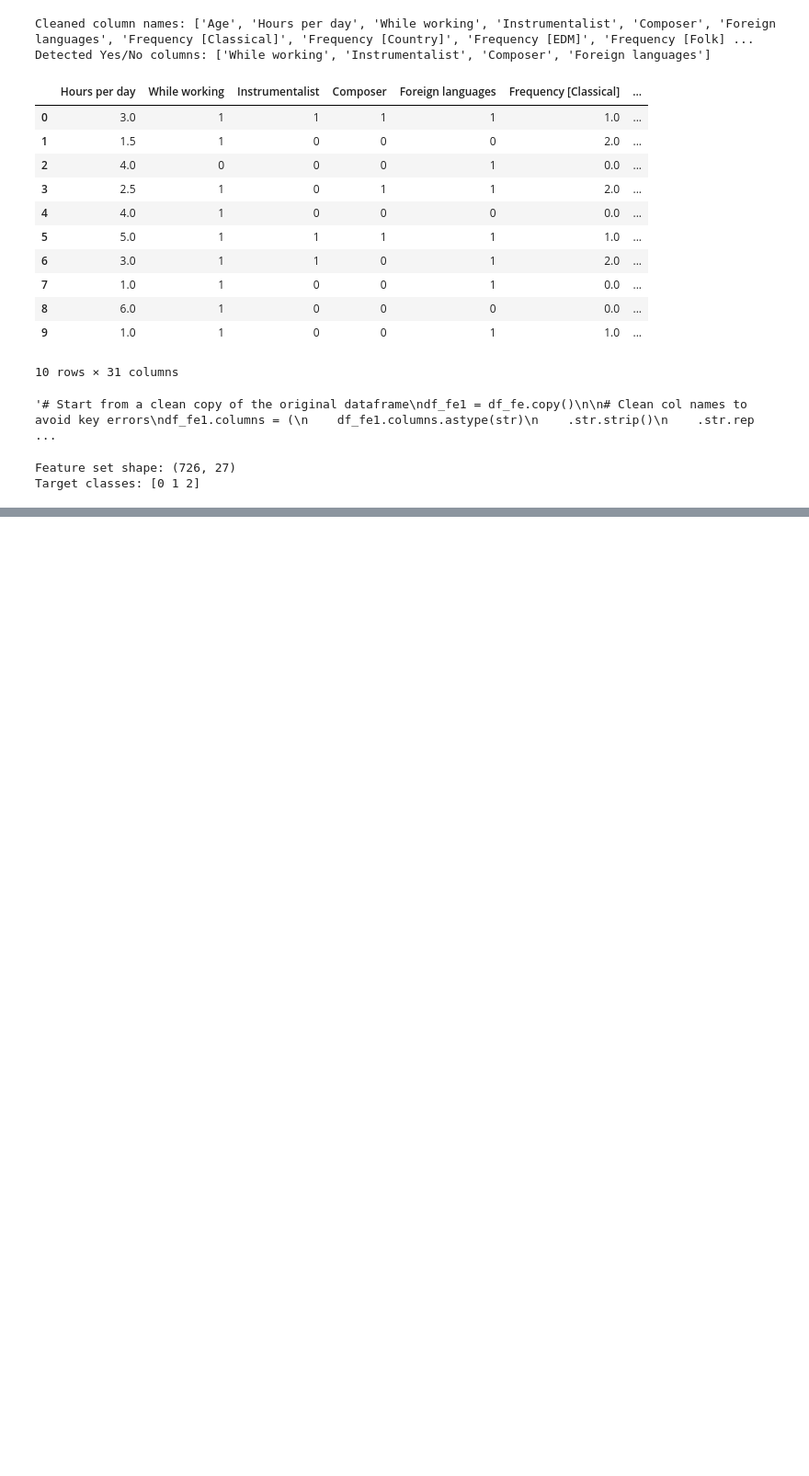
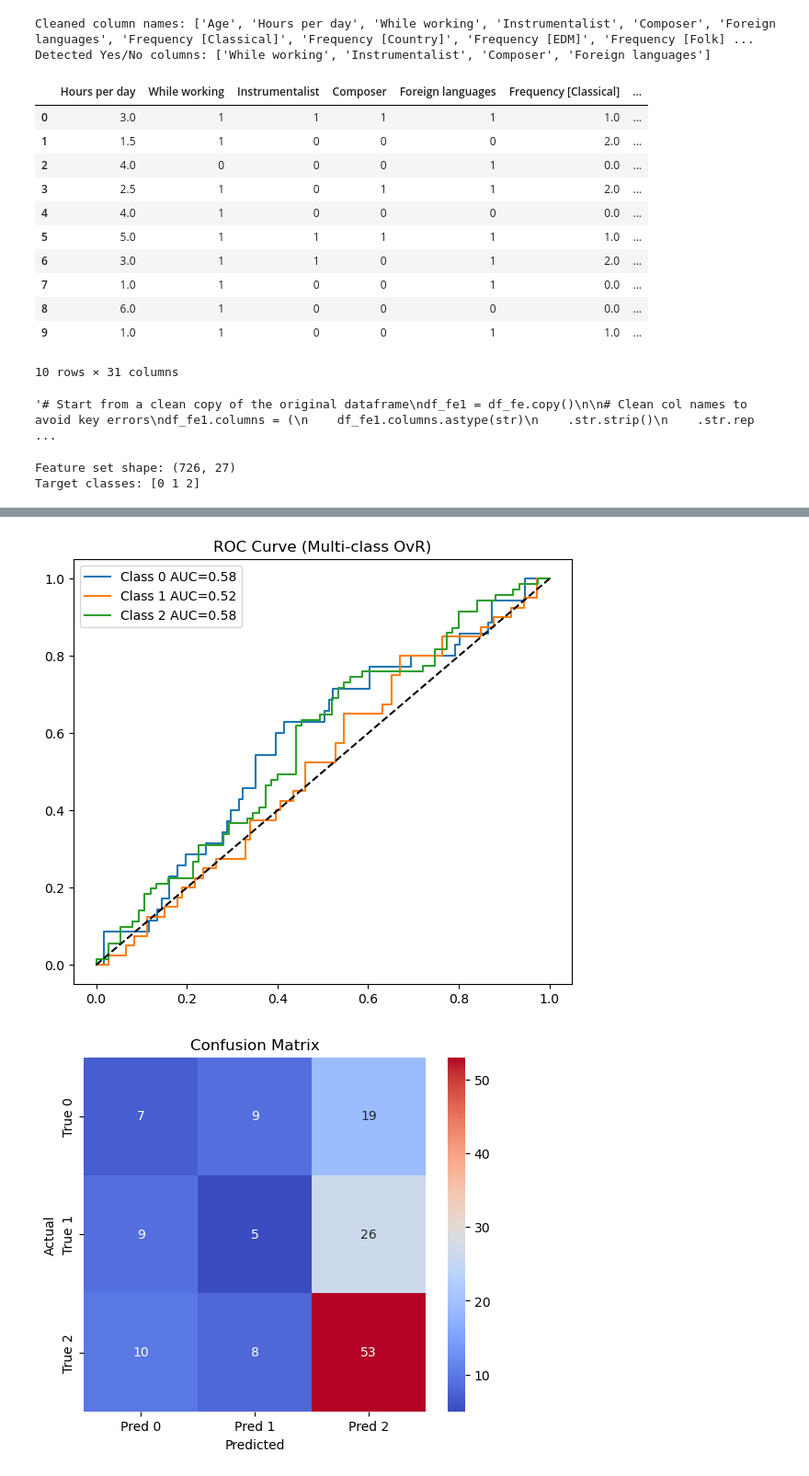
Before and after one commit to hcolquho/DS3000-Group-4, a Jupyter notebook: models/XGBoostModel.ipynb, the cells around one changed output, grey strips where cells are left out. Shown at 92% size. Cells and saved outputs as stored; diff of their text form; code cells hidden in the pictures; blank space fills up the shorter version.

```diff
--- a/models/XGBoostModel.ipynb
+++ b/models/XGBoostModel.ipynb
@@ -664,0 +589,20 @@ Classification Report:
+# %%
+best_params = study.best_params # Extract best hyperparameters
+
+# Finally, train the model with the best hyperparameters on the full training set
+final_model = XGBClassifier(
+    **best_params,
+    objective="multi:softprob",
+    eval_metric="mlogloss",
+    tree_method="hist",
+    random_state=42,
+    n_jobs=-1
+)
+
+# Create final pipeline
+final_pipe = Pipeline([
+    ("prep", preprocessor),
+    ("model", final_model)
+])
+
+final_pipe.fit(X_train, y_train)
@@ -664,0 +670,30 @@ Classification Report:
+# %%
+import matplotlib.pyplot as plt
+from sklearn.metrics import roc_curve, auc
+
+plt.figure(figsize=(7,6))
+
+y_bin = label_binarize(y_test, classes=np.unique(y_train))
+
+for i in range(proba.shape[1]):
+    fpr, tpr, _ = roc_curve(y_bin[:, i], proba[:, i])
+    plt.plot(fpr, tpr, label=f"Class {i} AUC={auc(fpr,tpr):.2f}")
+
+plt.plot([0,1], [0,1], 'k--')
+plt.legend()
+plt.title("ROC Curve (Multi-class OvR)")
+plt.show()
+
+# Visualise confusion matrix as heatmap
+cm = confusion_matrix(y_test, pred)
+plt.figure(figsize=(6,5))
+sns.heatmap(cm, annot=True, fmt='d', cmap='coolwarm',
+            xticklabels=[f'Pred {i}' for i in range(n_classes)],
+            yticklabels=[f'True {i}' for i in range(n_classes)])
+plt.xlabel("Predicted")
+plt.ylabel("Actual")
+plt.title("Confusion Matrix")
+plt.show()
+# %% [output]
+[figure, added]
+[figure, added]
```
Also changed, not shown: parts of 8 cells of this notebook, 2 other files.
